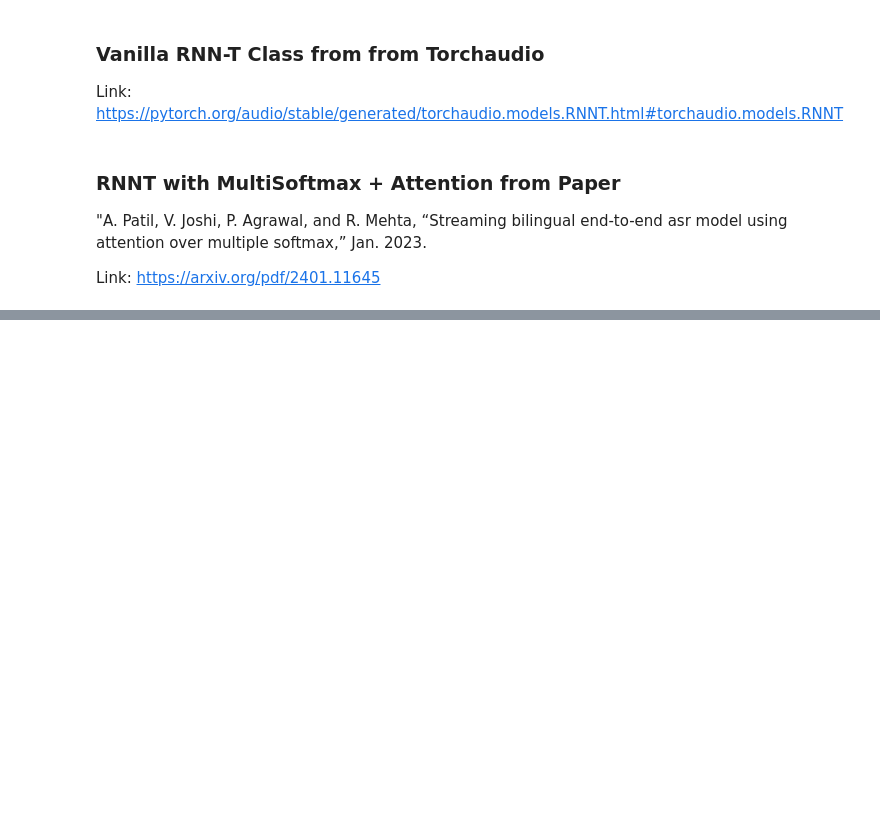
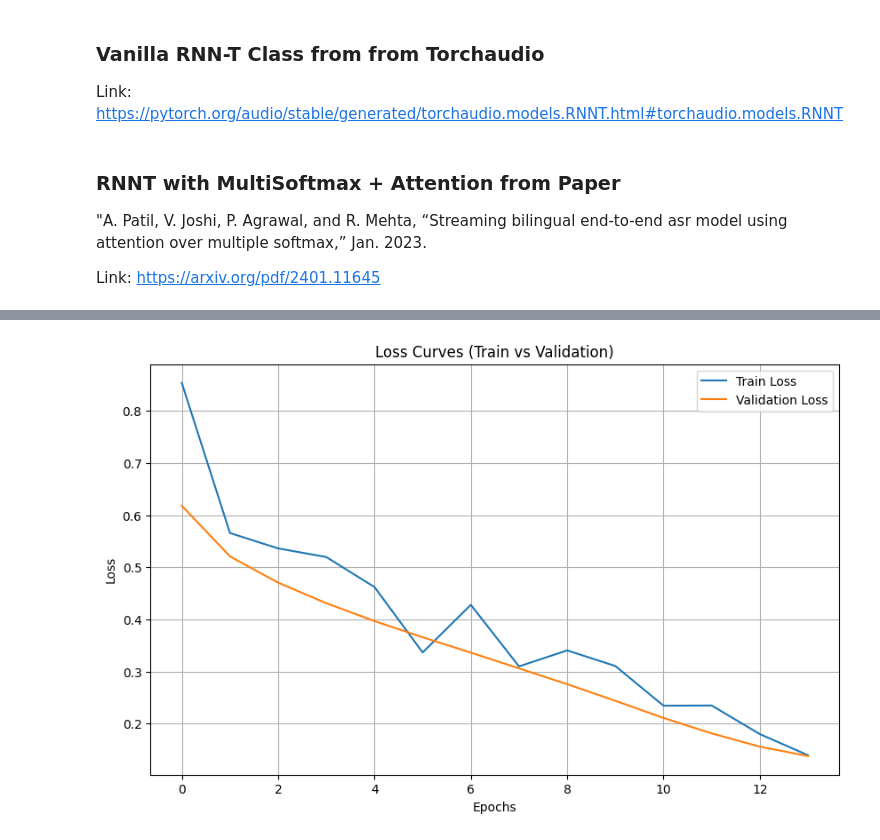
Before and after one commit to captainkeemo/Dysarthric-Speech-Transcription, a Jupyter notebook: models/rnn-t_model.ipynb, the cells around one changed output, grey strips where cells are left out. Drawn from its saved outputs; the diff is of its cells as text; code cells hidden in the pictures; blank space fills up the shorter version.

```diff
--- a/models/rnn-t_model.ipynb
+++ b/models/rnn-t_model.ipynb
@@ -483,0 +972,12 @@ outputs = model.module.recognize(inputs, input_lengths)
+# %%
+train_losses, val_losses, train_wer_scores, val_wer_scores = train(
+    model,
+    train_loader,
+    val_loader,
+    optimizer,
+    criterion,
+    vocab_dict=vocab_dict,
+    num_epochs=15,
+    device=device,
+    patience=3
+)
@@ -483,0 +1002,4 @@ outputs = model.module.recognize(inputs, input_lengths)
+# %%
+plot_loss(train_losses[1:], val_losses[1:])
+# %% [output]
+[figure, added]
```
Also changed, not shown: parts of 49 cells of this notebook.
